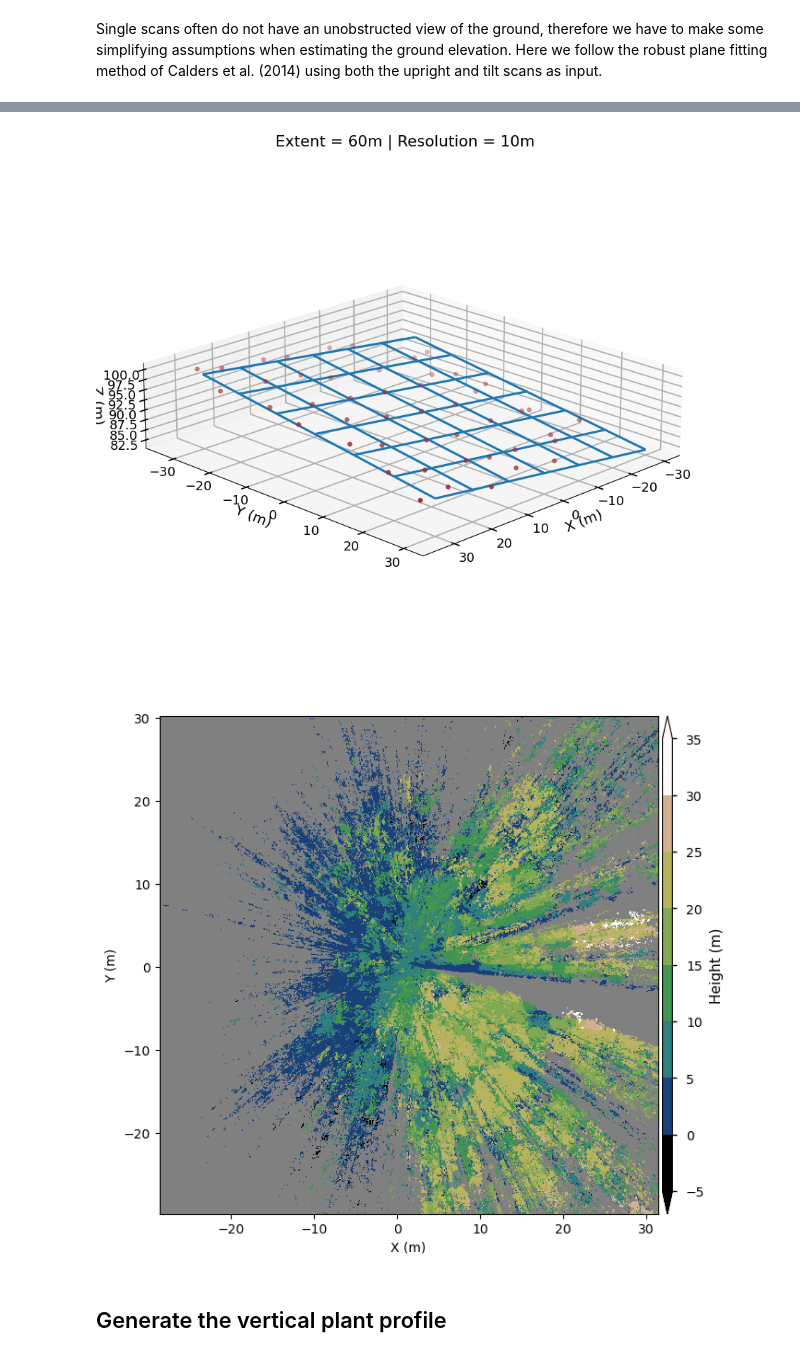
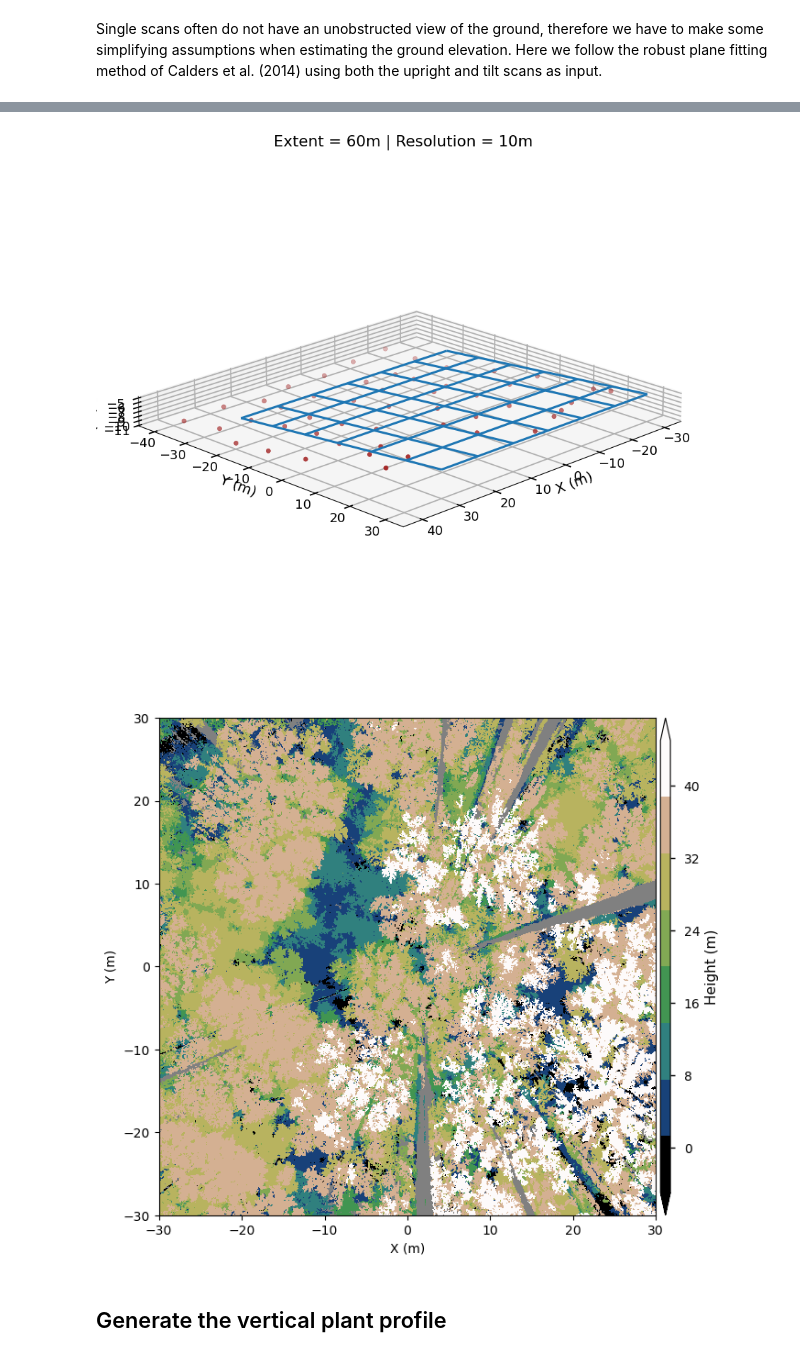
Before and after one commit to armstonj/pylidar-tls-canopy, a Jupyter notebook: notebooks/02_profiles_example.ipynb, the cells around one changed output, grey strips where cells are left out. Saved outputs shown, nothing was run; the diff lists cells and outputs as text; code cells hidden in the pictures.

Commit message:
changed the 02 example to NEON-SERC

```diff
--- a/notebooks/02_profiles_example.ipynb
+++ b/notebooks/02_profiles_example.ipynb
@@ -101,6 +102,19 @@ upright_transform_fn = 'project.rdb/SCANS/ScanPos001.DAT'
 tilt_rxp_fn = 'SCANS/ScanPos002/SINGLESCANS/190426_112552.rxp'
 tilt_rdbx_fn = 'project.rdb/SCANS/ScanPos002/SINGLESCANS/190426_112552/190426_112552.rdbx'
 tilt_transform_fn = 'project.rdb/SCANS/ScanPos002.DAT'
+# %%
+# NEON-SERC example
+os.chdir('/gpfs/data1/vclgp/data/tls_point_clouds/riegl_registered/neon_serc_220305_024625.RiSCAN')
+
+# Upright scan files
+upright_rxp_fn = 'SCANS/ScanPos001/SINGLESCANS/220305_032127.rxp'
+upright_rdbx_fn = 'project.rdb/SCANS/ScanPos001/SINGLESCANS/220305_032127/220305_032127.rdbx'
+upright_transform_fn = 'project.rdb/SCANS/ScanPos001.DAT'
+
+# Tilt scan files
+tilt_rxp_fn = 'SCANS/ScanPos002/SINGLESCANS/220305_032954.rxp'
+tilt_rdbx_fn = 'project.rdb/SCANS/ScanPos002/SINGLESCANS/220305_032954/220305_032954.rdbx'
+tilt_transform_fn = 'project.rdb/SCANS/ScanPos002.DAT'
 # %% [markdown]
 ## Fit and check the ground plane
 # %% [markdown]
@@ -136,21 +150,21 @@ If the model instance has been used for another fit with different fit parameter
 # %%
 plot_ground_plane(x, y, z, grid_extent, grid_resolution, planefit, elev=20, azim=45)
 # %% [output]
-[figure, old version]
+[figure, new version]
 # %%
-x0 = 1.37
-y0 = 0.22
-z0 = 91.96
+x0 = 0.0
+y0 = 0.0
+z0 = 0.0
 # %%
 height_grid = grid.grid_rdbx_cartesian([upright_rdbx_fn,tilt_rdbx_fn], [upright_transform_fn,tilt_transform_fn],
                                        0.1, planefit=planefit, extent=[grid_extent,grid_extent], method='MAX',
                                        ulc=[x0-grid_extent/2,y0+grid_extent/2])
 # %%
-plot_riegl_grid(height_grid, label='Height (m)', clim=[-5,35], figsize=(7,7), extend='both',
+plot_riegl_grid(height_grid, label='Height (m)', clim=[-5,45], figsize=(7,7), extend='both',
                 nbins=8, cmap='gist_earth', xlabel='X (m)', ylabel='Y (m)', facecolor='0.5',
                 extent=[x0-grid_extent/2,x0+grid_extent/2,y0-grid_extent/2,y0+grid_extent/2])
 # %% [output]
-[figure, old version]
+[figure, new version]
 # %% [markdown]
 ## Generate the vertical plant profile
 # %% [markdown]
```
Also changed, not shown: parts of 7 cells of this notebook.
